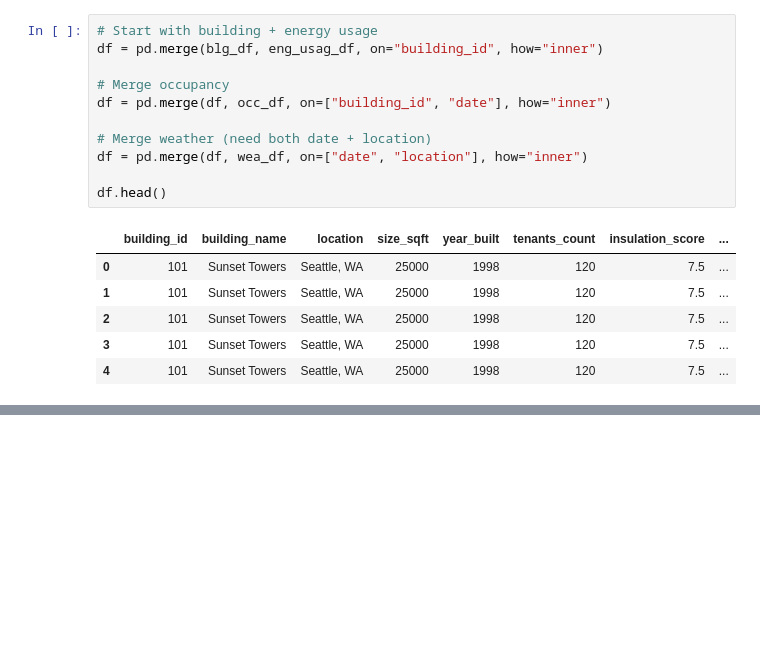
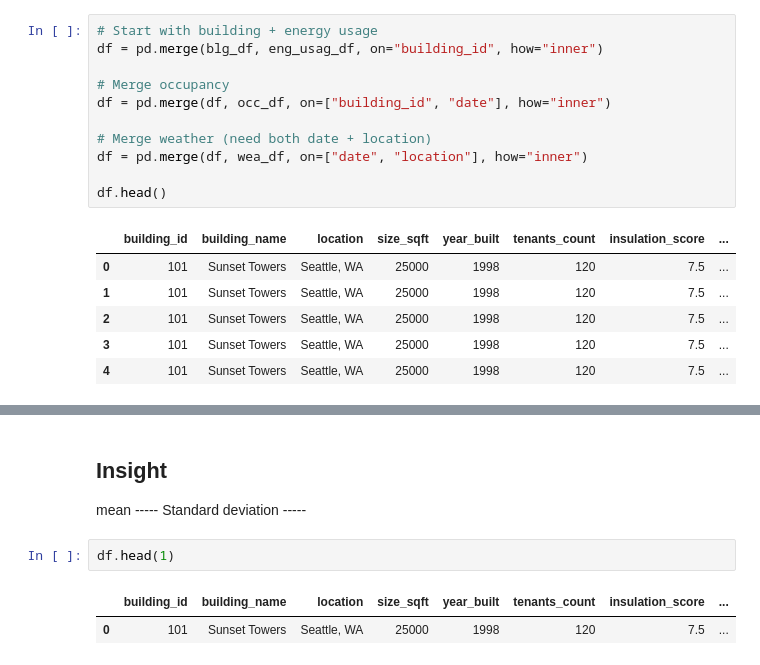
Before and after one commit to dhailu/ML_Predict_Energy_Costs, a Jupyter notebook: Notebook/EDA_predict_reduce_energy_cost.ipynb, the cells around one changed output, grey strips where cells are left out. Saved outputs shown, nothing was run; the diff lists cells and outputs as text; blank space fills up the shorter version.

```diff
--- a/Notebook/EDA_predict_reduce_energy_cost.ipynb
+++ b/Notebook/EDA_predict_reduce_energy_cost.ipynb
@@ -98,0 +175,9 @@ df.describe()
+# %% [markdown]
+## Insight
+mean -----
+Standard deviation  -----
+# %%
+df.head(1)
+# %% [output]
+|  | building_id | building_name | location | size_sqft | year_built | tenants_count | insulation_score | ... |
+| 0 | 101 | Sunset Towers | Seattle, WA | 25000 | 1998 | 120 | 7.5 | ... |
```
Also changed, not shown: parts of 12 cells of this notebook, 1 other file.
